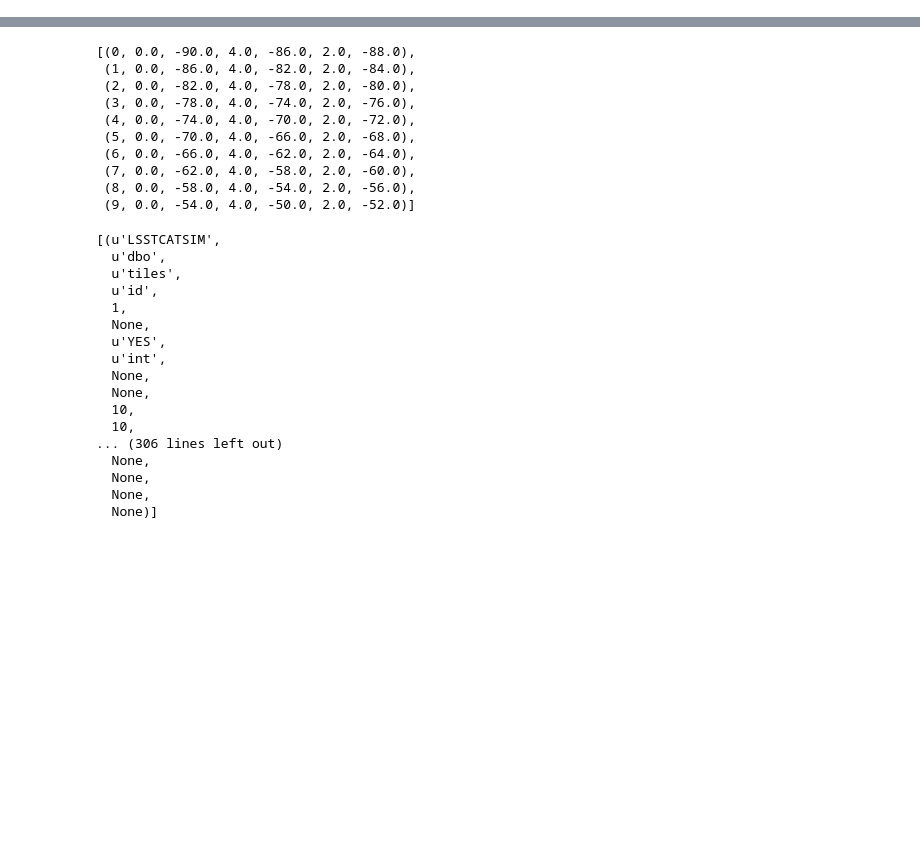
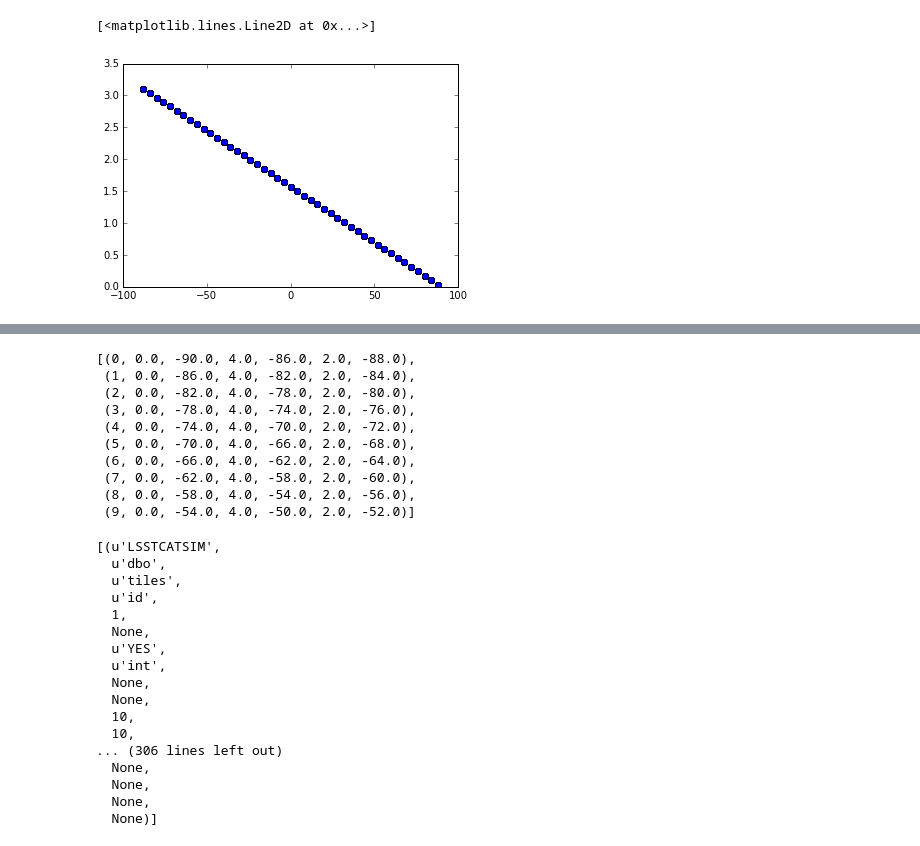
Before and after one commit to rbiswas4/SNsims, a Jupyter notebook: snsims/query_galTiled.ipynb, the cells around one changed output, grey strips where cells are left out. Drawn from its saved outputs; the diff is of its cells as text; code cells hidden in the pictures; blank space fills up the shorter version.

```diff
--- a/snsims/query_galTiled.ipynb
+++ b/snsims/query_galTiled.ipynb
@@ -7,0 +67,2 @@ db = DBConnection.cursor()
+# %%
+galTiles = get_table(db, 'tiles', colnames=x)#.apply(np.radians)
@@ -7,0 +99,6 @@ db = DBConnection.cursor()
+# %%
+delta = np.radians(2)
+# %%
+galTiles['decMidRad'] = np.radians( -galTiles['decmid'] + 90.)
+# %%
+galTiles['area'] = 2* delta * np.sin(delta) * np.sin(galTiles.decMidRad)
@@ -7,0 +130,5 @@ db = DBConnection.cursor()
+# %%
+plt.plot(galTiles.decmid, galTiles.decMidRad, 'o')
+# %% [output]
+[<matplotlib.lines.Line2D at 0x...>]
+[figure, added]
```
Also changed, not shown: parts of 41 cells of this notebook.
